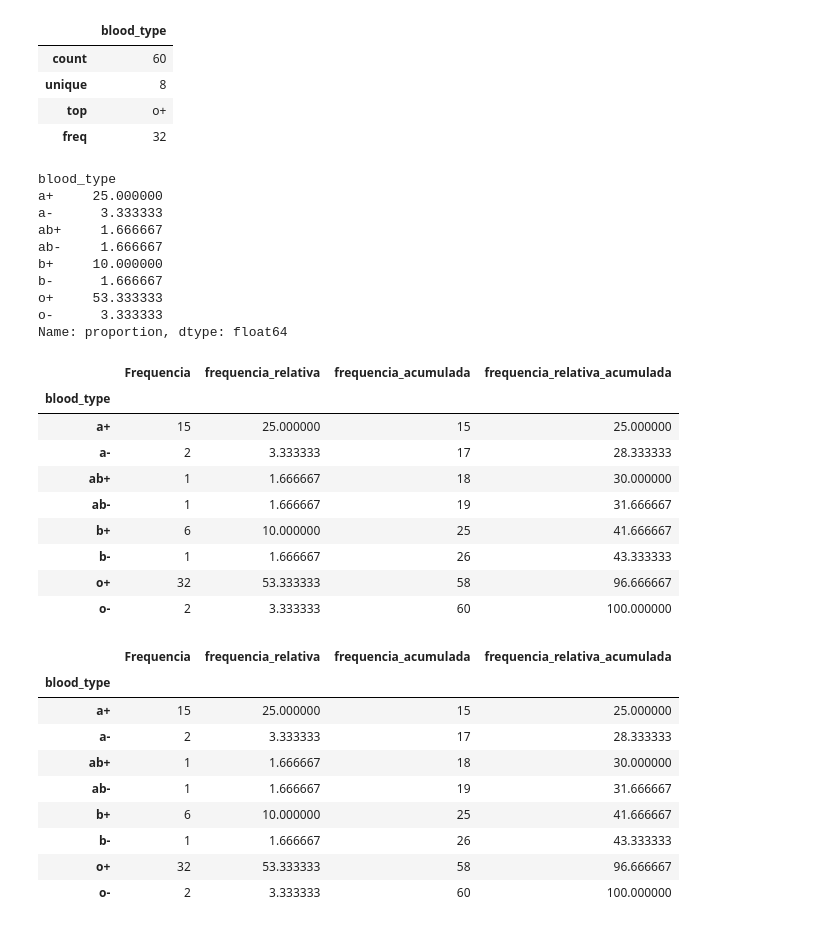
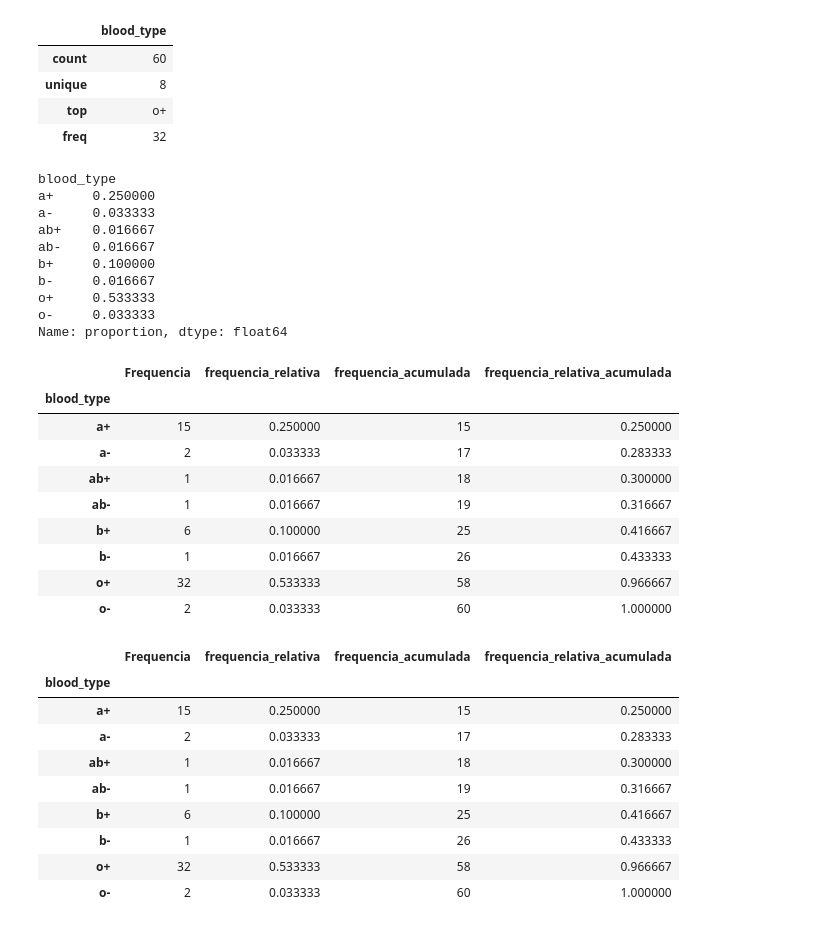
Before and after one commit to kiwsley/ciencia_de_dados, a Jupyter notebook: estatisticas/estatistica_descritiva_univariada_frequencias_parte_1.ipynb, the cells around one changed output. Drawn from its saved outputs; the diff is of its cells as text; code cells hidden in the pictures.

```diff
--- a/estatisticas/estatistica_descritiva_univariada_frequencias_parte_1.ipynb
+++ b/estatisticas/estatistica_descritiva_univariada_frequencias_parte_1.ipynb
@@ -63,54 +63,55 @@ df.describe(exclude='number')
 | top | o+ |
 | freq | 32 |
 # %%
-df['blood_type'].value_counts(normalize=True).sort_index()*100
+df['blood_type'].value_counts(normalize=True).sort_index()
 # %% [output]
 blood_type
-a+     25.000000
-a-      3.333333
-ab+     1.666667
-ab-     1.666667
-b+     10.000000
-b-      1.666667
-o+     53.333333
-o-      3.333333
+a+     0.250000
+a-     0.033333
+ab+    0.016667
+ab-    0.016667
+b+     0.100000
+b-     0.016667
+o+     0.533333
+o-     0.033333
 Name: proportion, dtype: float64
 # %%
 df_estatistica = pd.DataFrame()
 # quantidade de ocorrencia
 df_estatistica['Frequencia']= df['blood_type'].value_counts().sort_index()
 # %
-df_estatistica['frequencia_relativa']= df['blood_type'].value_counts(normalize=True).sort_index()*100
+df_estatistica['frequencia_relativa']= df['blood_type'].value_counts(normalize=True).sort_index()
 #soma dos valores
 df_estatistica['frequencia_acumulada']= df_estatistica['Frequencia'].cumsum()
 #soma da frenquencia relativa
 df_estatistica['frequencia_relativa_acumulada']= df_estatistica['frequencia_relativa'].cumsum()
 
 
 df_estatistica
 # %% [output]
 |  | Frequencia | frequencia_relativa | frequencia_acumulada | frequencia_relativa_acumulada |
 | blood_type |  |  |  |  |
-| a+ | 15 | 25.000000 | 15 | 25.000000 |
-| a- | 2 | 3.333333 | 17 | 28.333333 |
-| ab+ | 1 | 1.666667 | 18 | 30.000000 |
-| ab- | 1 | 1.666667 | 19 | 31.666667 |
-| b+ | 6 | 10.000000 | 25 | 41.666667 |
-| b- | 1 | 1.666667 | 26 | 43.333333 |
-| o+ | 32 | 53.333333 | 58 | 96.666667 |
-| o- | 2 | 3.333333 | 60 | 100.000000 |
+| a+ | 15 | 0.250000 | 15 | 0.250000 |
+| a- | 2 | 0.033333 | 17 | 0.283333 |
+| ab+ | 1 | 0.016667 | 18 | 0.300000 |
+| ab- | 1 | 0.016667 | 19 | 0.316667 |
+| b+ | 6 | 0.100000 | 25 | 0.416667 |
+| b- | 1 | 0.016667 | 26 | 0.433333 |
+| o+ | 32 | 0.533333 | 58 | 0.966667 |
+| o- | 2 | 0.033333 | 60 | 1.000000 |
 # %%
 from auxiliares import tabela_distribuicao_frequencias
 
-tabela_distribuicao_frequencias(df,'blood_type')
+df_tabela_dist_freq=tabela_distribuicao_frequencias(df,'blood_type')
+df_tabela_dist_freq
 # %% [output]
 |  | Frequencia | frequencia_relativa | frequencia_acumulada | frequencia_relativa_acumulada |
 | blood_type |  |  |  |  |
-| a+ | 15 | 25.000000 | 15 | 25.000000 |
-| a- | 2 | 3.333333 | 17 | 28.333333 |
-| ab+ | 1 | 1.666667 | 18 | 30.000000 |
-| ab- | 1 | 1.666667 | 19 | 31.666667 |
-| b+ | 6 | 10.000000 | 25 | 41.666667 |
-| b- | 1 | 1.666667 | 26 | 43.333333 |
-| o+ | 32 | 53.333333 | 58 | 96.666667 |
-| o- | 2 | 3.333333 | 60 | 100.000000 |
+| a+ | 15 | 0.250000 | 15 | 0.250000 |
+| a- | 2 | 0.033333 | 17 | 0.283333 |
+| ab+ | 1 | 0.016667 | 18 | 0.300000 |
+| ab- | 1 | 0.016667 | 19 | 0.316667 |
+| b+ | 6 | 0.100000 | 25 | 0.416667 |
+| b- | 1 | 0.016667 | 26 | 0.433333 |
+| o+ | 32 | 0.533333 | 58 | 0.966667 |
+| o- | 2 | 0.033333 | 60 | 1.000000 |
```
Also changed, not shown: parts of 3 cells of this notebook, 2 other files.
